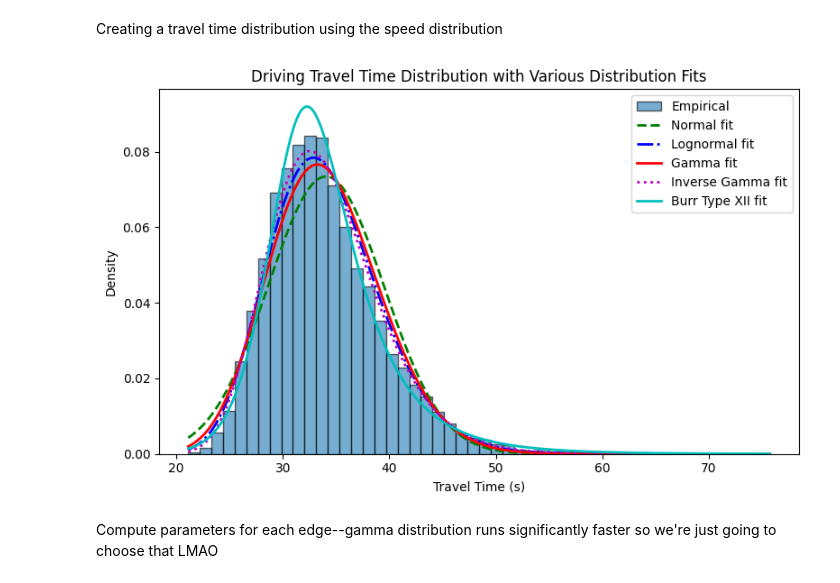
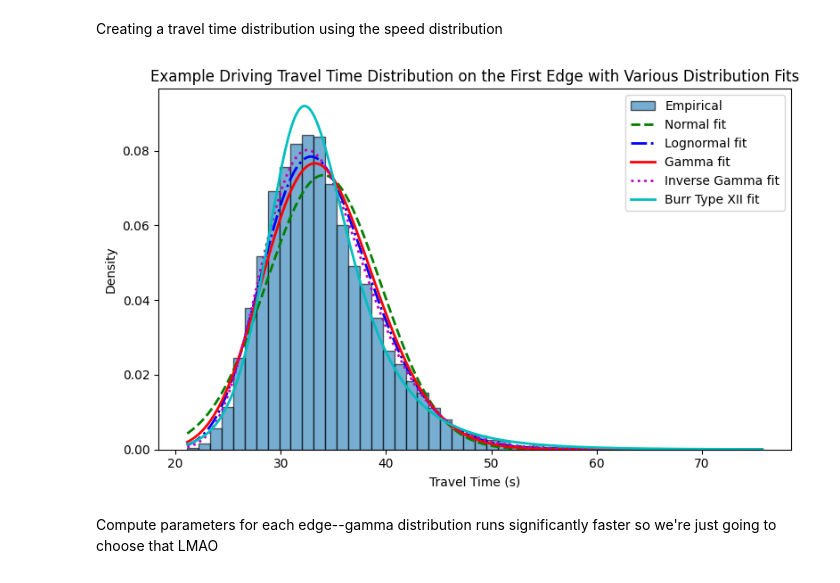
Before and after one commit to darpitydarp/ECI-253, a Jupyter notebook: Final Project/ECI 253 Final Project.ipynb, the cells around one changed output. Drawn from its saved outputs; the diff is of its cells as text; code cells hidden in the pictures.

```diff
--- a/Final Project/ECI 253 Final Project.ipynb
+++ b/Final Project/ECI 253 Final Project.ipynb
@@ -297,22 +297,22 @@ burr12_params = burr12.fit(driveTT_sample, floc=0)
 # %%
 fig, ax = plt.subplots(figsize=(8, 5))
 ax.hist(driveTT_sample, bins=50, density=True, edgecolor="black", alpha=0.6, label="Empirical")
 
 x = np.linspace(driveTT_sample.min(), driveTT_sample.max(), 400)
 ax.plot(x, norm.pdf(x, *norm_params), "g--", linewidth=2, label="Normal fit")
 ax.plot(x, lognorm.pdf(x, *lognorm_params), "b-.", linewidth=2, label="Lognormal fit")
 ax.plot(x, gamma.pdf(x, *gamma_params), "r-", linewidth=2, label="Gamma fit")
 ax.plot(x, invgamma.pdf(x, *invgamma_params), "m:", linewidth=2, label="Inverse Gamma fit")
 ax.plot(x, burr12.pdf(x, *burr12_params), "c-", linewidth=2, label="Burr Type XII fit")
 
 ax.set_xlabel("Travel Time (s)")
 ax.set_ylabel("Density")
-ax.set_title("Driving Travel Time Distribution with Various Distribution Fits")
+ax.set_title("Example Driving Travel Time Distribution on the First Edge with Various Distribution Fits")
 ax.legend()
 plt.tight_layout()
 plt.show()
 # %% [output]
-[figure, old version]
+[figure, new version]
 # %% [markdown]
 Compute parameters for each edge--gamma distribution runs significantly faster so we're just going to choose that LMAO
 # %%
```
Also changed, not shown: parts of 5 cells of this notebook, 27 other files.
